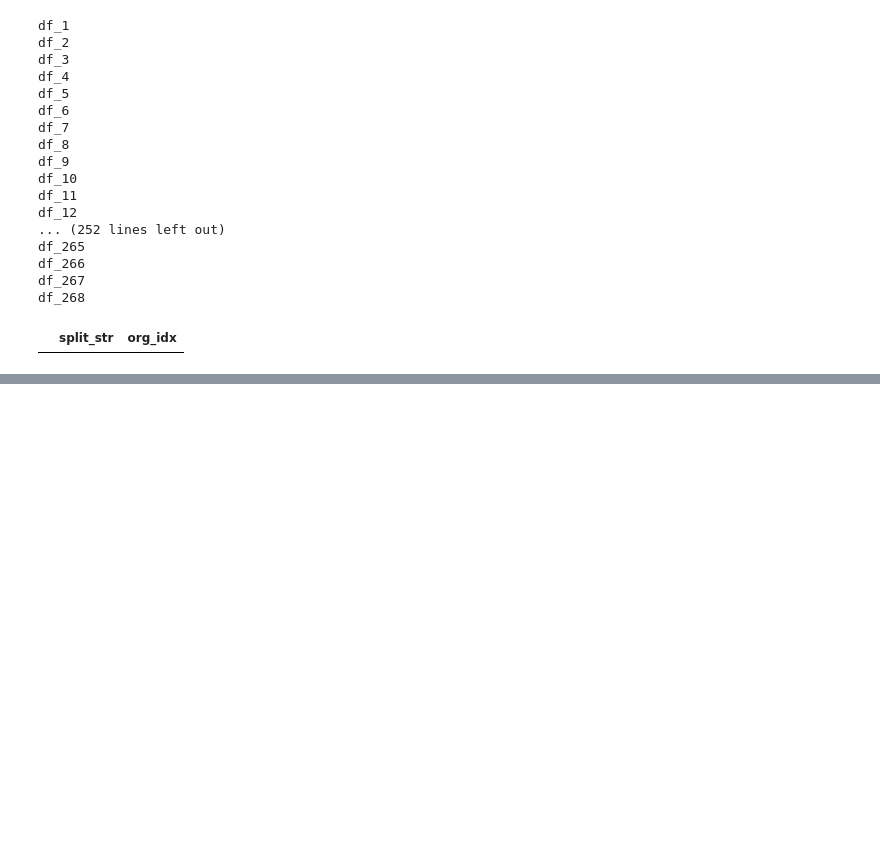
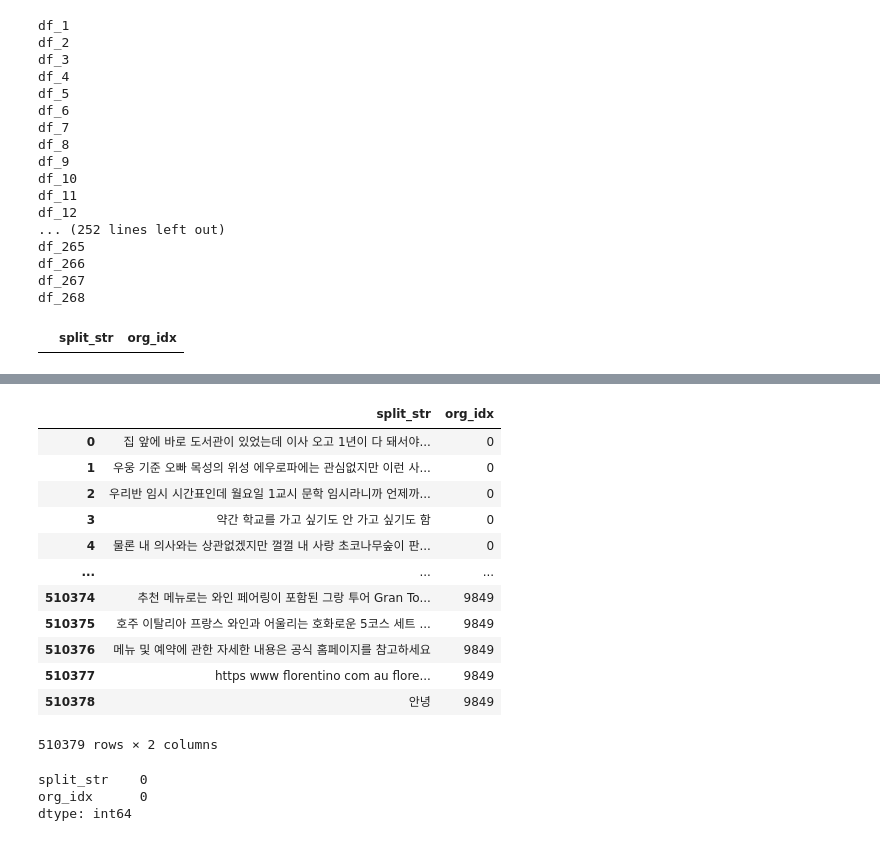
Before and after one commit to DDalaDDula/NIFoS, a Jupyter notebook: 문화/한글_텍스트_전처리/한글_텍스트_전처리_2월(불용어_제거_및_문장분리).ipynb, the cells around one changed output, grey strips where cells are left out. Cells and saved outputs as stored; diff of their text form; code cells hidden in the pictures; blank space fills up the shorter version.

```diff
--- a/문화/한글_텍스트_전처리/한글_텍스트_전처리_2월(불용어_제거_및_문장분리).ipynb
+++ b/문화/한글_텍스트_전처리/한글_텍스트_전처리_2월(불용어_제거_및_문장분리).ipynb
@@ -125,3 +143,26 @@ df2
+# %%
+df2 = df2[df2['org_idx'] < 9850]
+df2
+# %% [output]
+|  | split_str | org_idx |
+| 0 | 집 앞에 바로 도서관이 있었는데 이사 오고 1년이 다 돼서야... | 0 |
+| 1 | 우웅 기준 오빠 목성의 위성 에우로파에는 관심없지만 이런 사... | 0 |
+| 2 | 우리반 임시 시간표인데 월요일 1교시 문학 임시라니까 언제까... | 0 |
+| 3 | 약간 학교를 가고 싶기도 안 가고 싶기도 함 | 0 |
+| 4 | 물론 내 의사와는 상관없겠지만 껄껄 내 사랑 초코나무숲이 판... | 0 |
+| ... | ... | ... |
+| 510374 | 추천 메뉴로는 와인 페어링이 포함된 그랑 투어 Gran To... | 9849 |
+| 510375 | 호주 이탈리아 프랑스 와인과 어울리는 호화로운 5코스 세트 ... | 9849 |
+| 510376 | 메뉴 및 예약에 관한 자세한 내용은 공식 홈페이지를 참고하세요 | 9849 |
+| 510377 | https www florentino com au flore... | 9849 |
+| 510378 | 안녕 | 9849 |
+510379 rows × 2 columns
+# %%
+df2.isnull().sum()
+# %% [output]
+split_str    0
+org_idx      0
+dtype: int64
 # %%
 df2.dropna(axis=0, inplace=True)
 df2.reset_index(drop=True, inplace=True)
```
Also changed, not shown: parts of 3 cells of this notebook, 3 other files.
